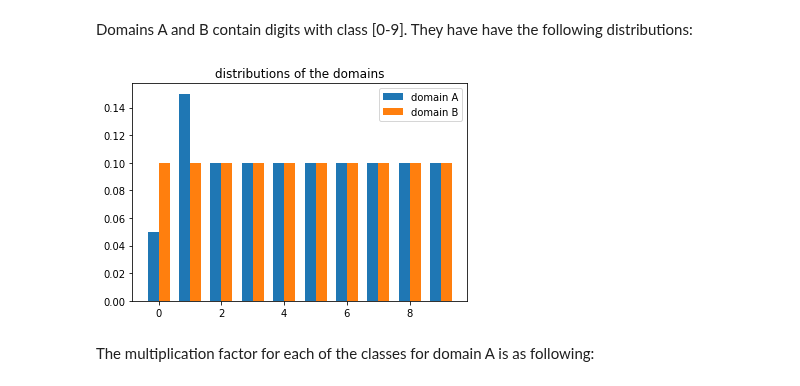
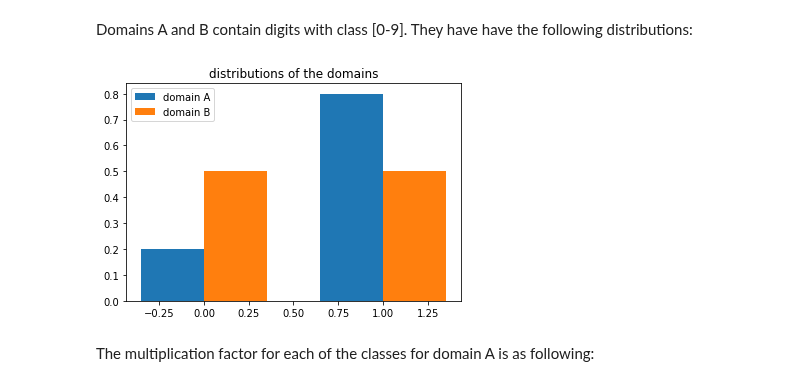
Before and after one commit to MichelleAppel/distribution-aware-image-to-image-translation, a Jupyter notebook: toy_examples/importance_calculation_multilabel.ipynb, the cells around one changed output. Cells and saved outputs as stored; diff of their text form; code cells hidden in the pictures.

```diff
--- a/toy_examples/importance_calculation_multilabel.ipynb
+++ b/toy_examples/importance_calculation_multilabel.ipynb
@@ -15,13 +9,19 @@ p_B /= p_B.sum()
+# %%
+p_A = torch.Tensor([0.2, 0.8])
+p_A /= p_A.sum()
+
+p_B = torch.Tensor([0.5, 0.5])
+p_B /= p_B.sum()
 # %%
 width = 0.35
 
 plt.title('distributions of the domains')
-plt.bar(torch.arange(10) - width/2, p_A, width)
-plt.bar(torch.arange(10) + width/2, p_B, width)
+plt.bar(torch.arange(len(p_A)) - width/2, p_A, width)
+plt.bar(torch.arange(len(p_B)) + width/2, p_B, width)
 plt.legend(['domain A', 'domain B'])
 plt.show()
 # %% [output]
-[figure, old version]
+[figure, new version]
 # %% [markdown]
 The multiplication factor for each of the classes for domain A is as following:
 # %%
```
Also changed, not shown: parts of 10 cells of this notebook.
